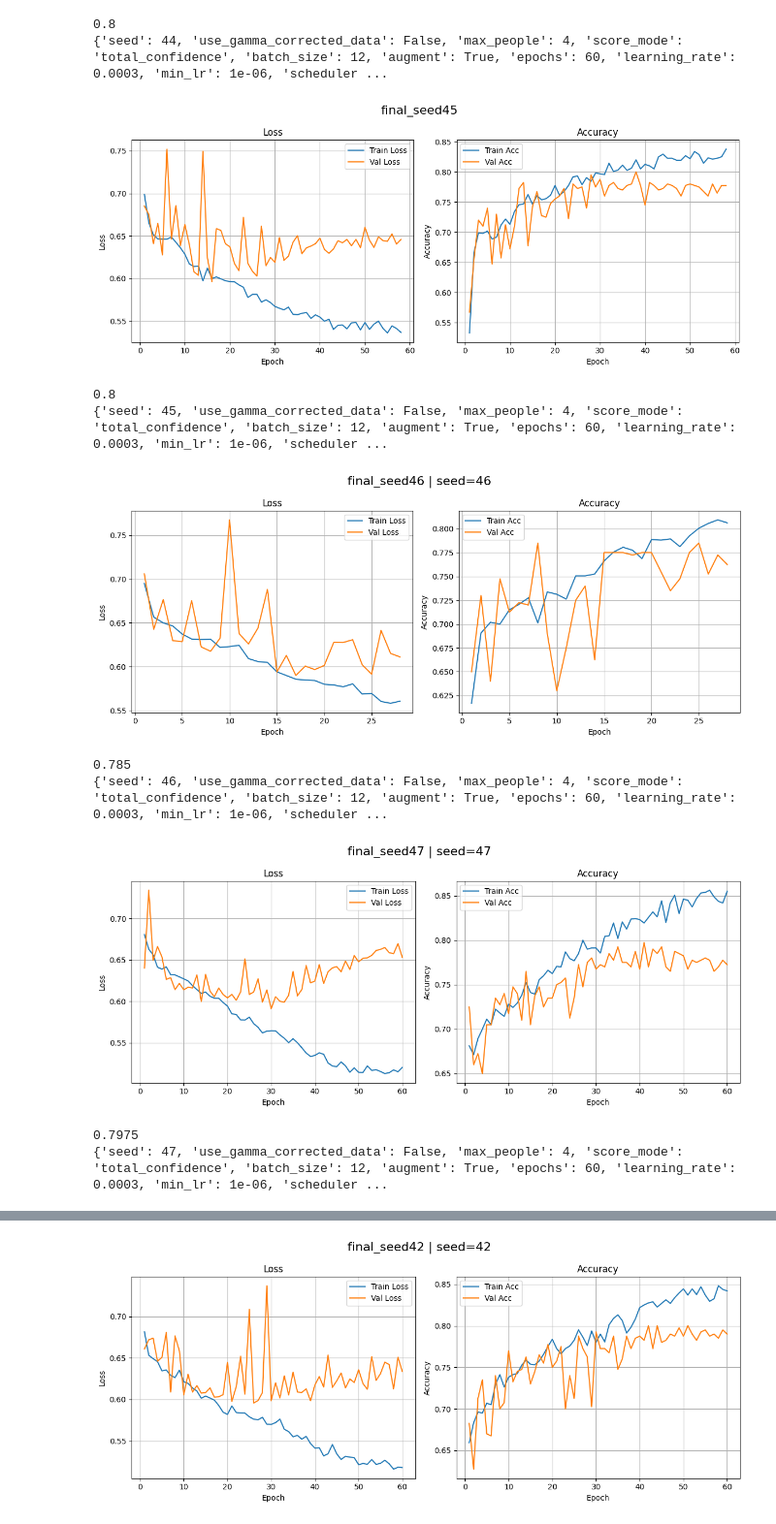
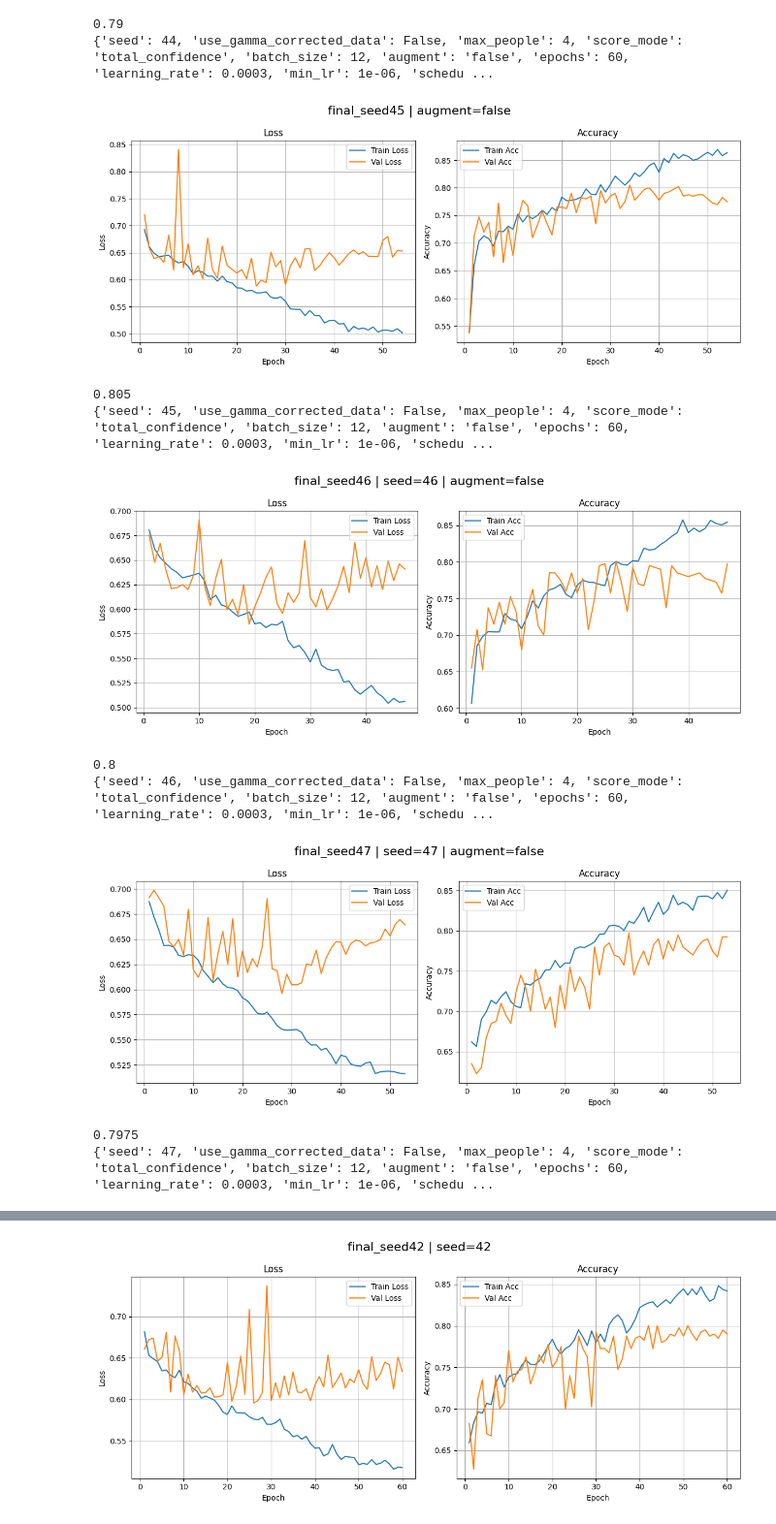
Before and after one commit to maxim-pre/violence-detection-dissertation, a Jupyter notebook: notebooks/06-gridsearch_results.ipynb, the cells around one changed output, grey strips where cells are left out. Shown at 97% size. Saved outputs shown, nothing was run; the diff lists cells and outputs as text; code cells hidden in the pictures.

```diff
--- a/notebooks/06-gridsearch_results.ipynb
+++ b/notebooks/06-gridsearch_results.ipynb
@@ -9,9 +9,3 @@ import json
 from src.config import CHECKPOINT_DIR, DEFAULT_TRAINING_PARAMS_V2, DEFAULT_TRAINING_PARAMS_V3, DEFAULT_TRAINING_PARAMS_V4, DEFAULT_STGCN_PARAMS_V1
 from pathlib import Path
 import matplotlib.pyplot as plt
-# %%
-# cnn_lstm
-experiment_root = CHECKPOINT_DIR / "CNN_LSTM_V4" / "final_systematic_search"
-experiment_root = CHECKPOINT_DIR / "CNN_LSTM_V4" / "test_pooling_modes"
-
-default_config = DEFAULT_TRAINING_PARAMS_V4
@@ -111,6 +96,8 @@ experiment_root = CHECKPOINT_DIR / "STGCN_V1" / "learning_rate_increased_ES"
 experiment_root = CHECKPOINT_DIR / "STGCN_V1" / "final_test_batch_size"
 experiment_root = CHECKPOINT_DIR / "STGCN_V1" / "final_test_dropout"
 experiment_root = CHECKPOINT_DIR / "STGCN_V1" / "final_seed_search"
+experiment_root = CHECKPOINT_DIR / "STGCN_V1" / "final_seed_search_no_aug"
+
 
 
 default_config = DEFAULT_STGCN_PARAMS_V1
@@ -127,14 +114,14 @@ plot_grid_search_results(experiment_root, default_config=default_config)
-0.8
-{'seed': 44, 'use_gamma_corrected_data': False, 'max_people': 4, 'score_mode': 'total_confidence', 'batch_size': 12, 'augment': True, 'epochs': 60, 'learning_rate': 0.0003, 'min_lr': 1e-06, 'scheduler ...
+0.79
+{'seed': 44, 'use_gamma_corrected_data': False, 'max_people': 4, 'score_mode': 'total_confidence', 'batch_size': 12, 'augment': 'false', 'epochs': 60, 'learning_rate': 0.0003, 'min_lr': 1e-06, 'schedu ...
-[figure, old version]
+[figure, new version]
-0.8
-{'seed': 45, 'use_gamma_corrected_data': False, 'max_people': 4, 'score_mode': 'total_confidence', 'batch_size': 12, 'augment': True, 'epochs': 60, 'learning_rate': 0.0003, 'min_lr': 1e-06, 'scheduler ...
+0.805
+{'seed': 45, 'use_gamma_corrected_data': False, 'max_people': 4, 'score_mode': 'total_confidence', 'batch_size': 12, 'augment': 'false', 'epochs': 60, 'learning_rate': 0.0003, 'min_lr': 1e-06, 'schedu ...
-[figure, old version]
+[figure, new version]
-0.785
-{'seed': 46, 'use_gamma_corrected_data': False, 'max_people': 4, 'score_mode': 'total_confidence', 'batch_size': 12, 'augment': True, 'epochs': 60, 'learning_rate': 0.0003, 'min_lr': 1e-06, 'scheduler ...
+0.8
+{'seed': 46, 'use_gamma_corrected_data': False, 'max_people': 4, 'score_mode': 'total_confidence', 'batch_size': 12, 'augment': 'false', 'epochs': 60, 'learning_rate': 0.0003, 'min_lr': 1e-06, 'schedu ...
-[figure, old version]
+[figure, new version]
 0.7975
-{'seed': 47, 'use_gamma_corrected_data': False, 'max_people': 4, 'score_mode': 'total_confidence', 'batch_size': 12, 'augment': True, 'epochs': 60, 'learning_rate': 0.0003, 'min_lr': 1e-06, 'scheduler ...
+{'seed': 47, 'use_gamma_corrected_data': False, 'max_people': 4, 'score_mode': 'total_confidence', 'batch_size': 12, 'augment': 'false', 'epochs': 60, 'learning_rate': 0.0003, 'min_lr': 1e-06, 'schedu ...
 ... (8 outputs left out)
 # %%
 experiment_root = CHECKPOINT_DIR / "STGCN_V1" / "final_seed_search_updated_masked_bn"
```
Also changed, not shown: parts of 3 cells of this notebook, 15 other files.
